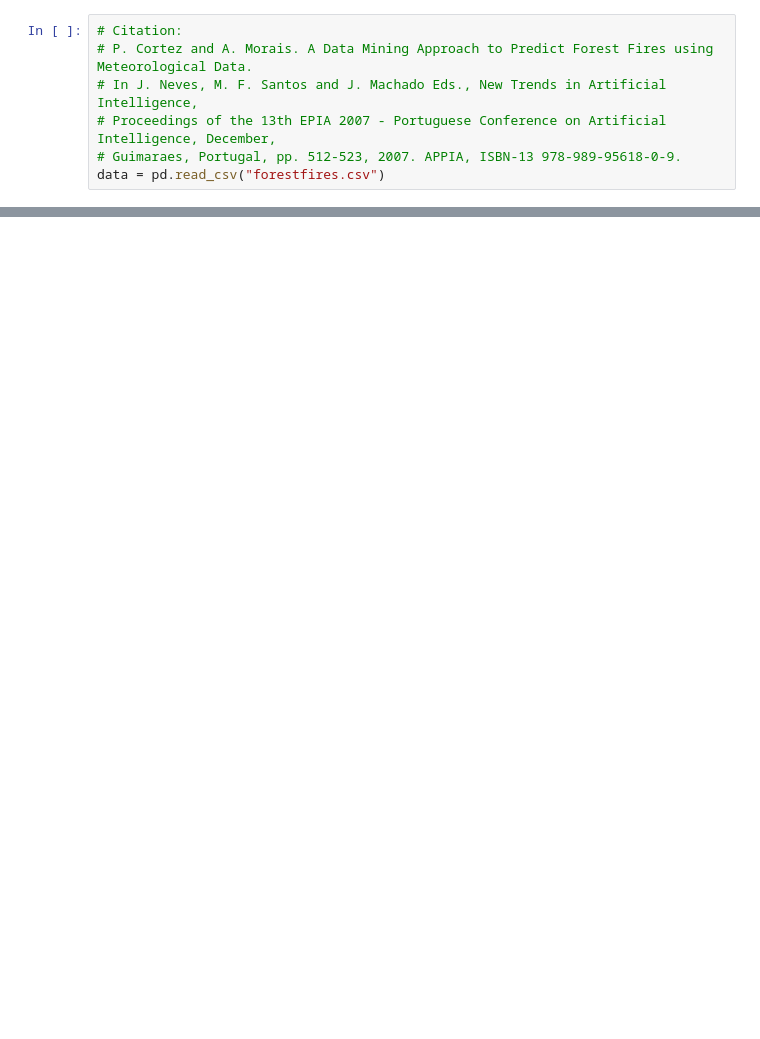
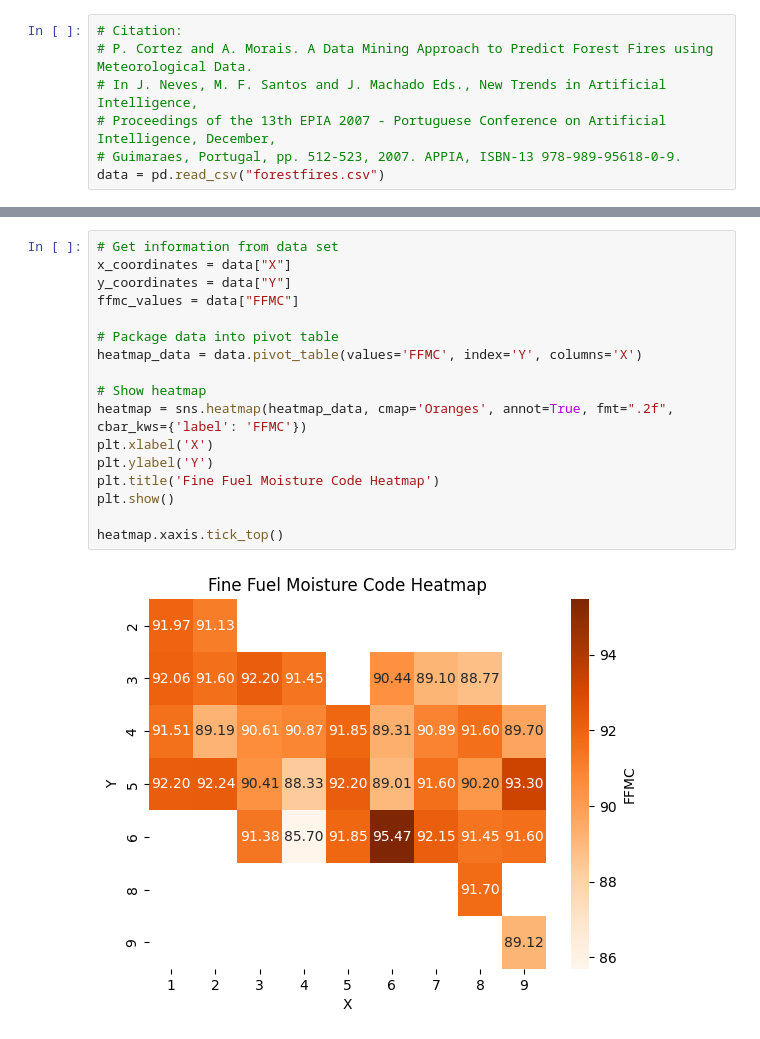
Before and after one commit to sashamrobinson/Firewatch, a Jupyter notebook: ForestFireDataAnalysis.ipynb, the cells around one changed output, grey strips where cells are left out. Drawn from its saved outputs; the diff is of its cells as text; blank space fills up the shorter version.

Commit message:
Processing data and creating initial visualizations

```diff
--- a/ForestFireDataAnalysis.ipynb
+++ b/ForestFireDataAnalysis.ipynb
@@ -32,0 +28,19 @@ memory usage: 52.6+ KB
+# %%
+# Get information from data set
+x_coordinates = data["X"]
+y_coordinates = data["Y"]
+ffmc_values = data["FFMC"]
+
+# Package data into pivot table
+heatmap_data = data.pivot_table(values='FFMC', index='Y', columns='X')
+
+# Show heatmap
+heatmap = sns.heatmap(heatmap_data, cmap='Oranges', annot=True, fmt=".2f", cbar_kws={'label': 'FFMC'})
+plt.xlabel('X')
+plt.ylabel('Y')
+plt.title('Fine Fuel Moisture Code Heatmap')
+plt.show()
+
+heatmap.xaxis.tick_top()
+# %% [output]
+[figure, added]
```
Also changed, not shown: parts of 2 cells of this notebook.
